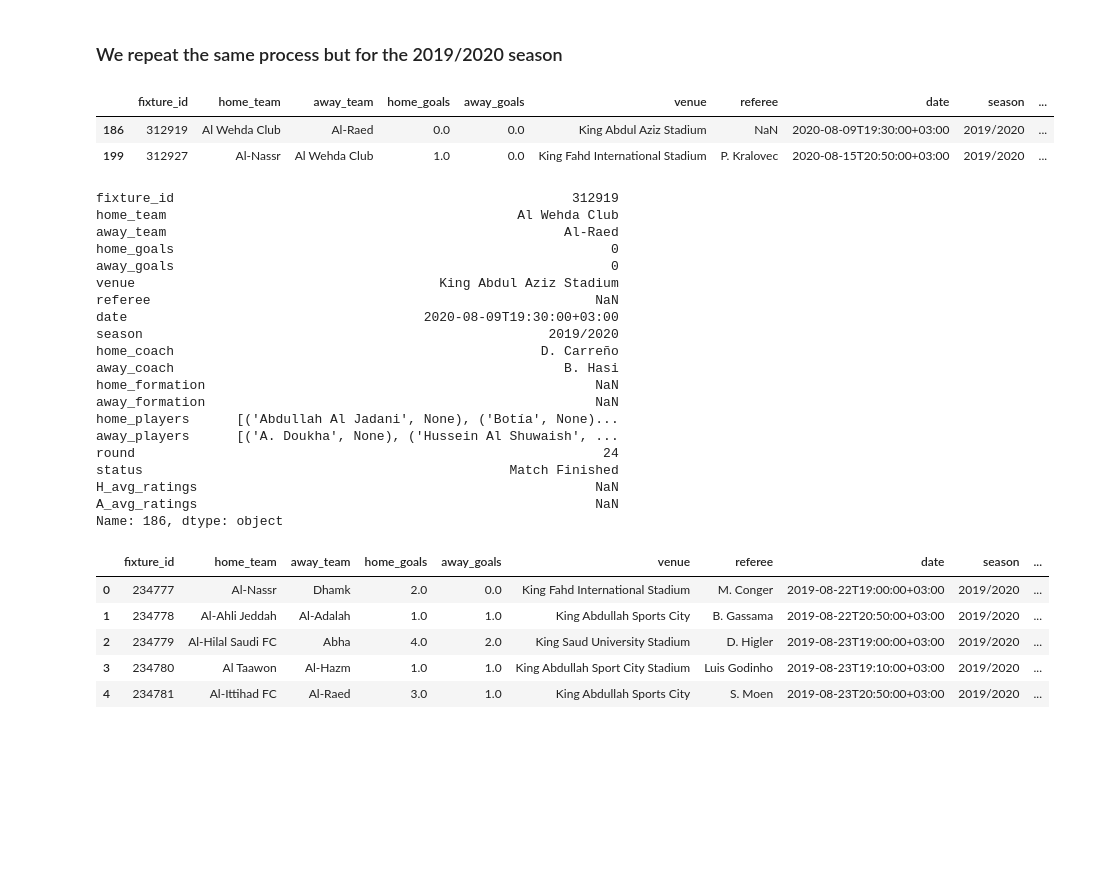
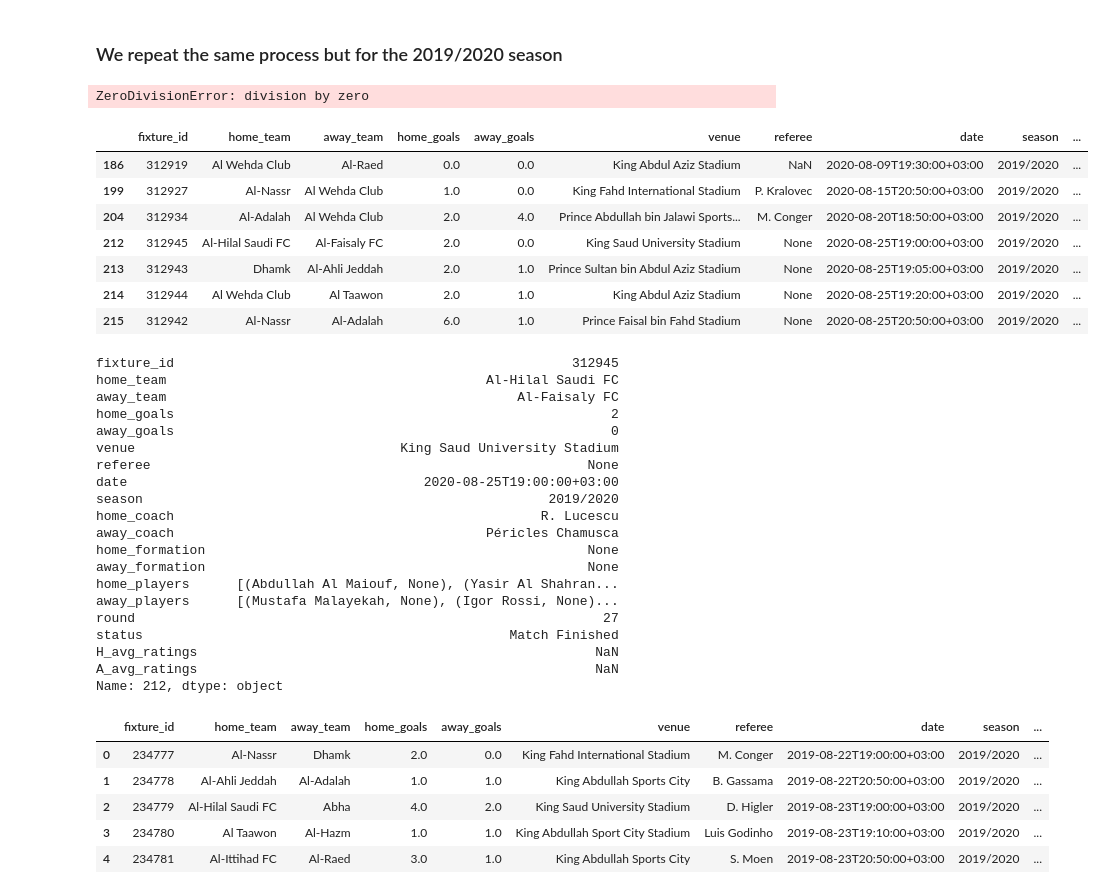
Before and after one commit to Link20222/SaudiLeague, a Jupyter notebook: Data Collection.ipynb, the cells around one changed output. Drawn from its saved outputs; the diff is of its cells as text; code cells hidden in the pictures; blank space fills up the shorter version.

Commit message:
Added all matches that finished since the last time I updated, Turns out there is a lot of matches with missing ratings

```diff
--- a/Data Collection.ipynb
+++ b/Data Collection.ipynb
@@ -13,7 +13,7 @@ my_api_key = "d110139f75msh29b250f2354d68cp1f487ajsn3748c0ad1dca"
 # %%
 season2018 = pd.read_csv("season2018 v5.csv").drop("Unnamed: 0", axis=1)
 # %%
-season2019 = pd.read_csv("season2019 v4.csv").drop("Unnamed: 0", axis=1)
+season2019 = pd.read_csv("season2019 v7.csv").drop("Unnamed: 0", axis=1)
 # %% [markdown]
 season2018 = pd.DataFrame(columns=['fixture_id', 'home_team', 'away_team', 'home_goals', 'away_goals', 'venue', 'referee', 'date', 'season', 'home_coach', 'away_coach',
        'home_formation', 'away_formation', 'home_players', 'away_players',
@@ -587,7 +613,7 @@ len(season2019.loc[season2019["status"] == "Not Started"])
 # Getting the players ratings
 # %%
 #Last stopped is 179
-for i in range(210, 240):
+for i in range(204, 240):
     fixture_id = season2018.loc[i, "fixture_id"]
     home_team = season2018.loc[i, "home_team"]
 
@@ -661,7 +689,7 @@ season2019["H_avg_ratings"] = np.nan
 season2019["A_avg_ratings"] = np.nan
 # %%
 #Last stopped is 203
-for i in range(203, 204):
+for i in range(205, 216):
     fixture_id = season2019.loc[i, "fixture_id"]
     home_team = season2019.loc[i, "home_team"]
 
@@ -700,35 +728,42 @@ for i in range(203, 204):
 
     season2019.loc[i, "H_avg_ratings"] = Hteam_avg_ratings
     season2019.loc[i, "A_avg_ratings"] = Ateam_avg_ratings
+# %% [output]
+ZeroDivisionError: division by zero
 # %%
-season2019.loc[(season2019["H_avg_ratings"].isnull()) & (season2019["status"] == "Match Finished")].head(3)
+season2019.loc[(season2019["H_avg_ratings"].isnull()) & (season2019["status"] == "Match Finished")]
 # %% [output]
 |  | fixture_id | home_team | away_team | home_goals | away_goals | venue | referee | date | season | ... |
 | 186 | 312919 | Al Wehda Club | Al-Raed | 0.0 | 0.0 | King Abdul Aziz Stadium | NaN | 2020-08-09T19:30:00+03:00 | 2019/2020 | ... |
 | 199 | 312927 | Al-Nassr | Al Wehda Club | 1.0 | 0.0 | King Fahd International Stadium | P. Kralovec | 2020-08-15T20:50:00+03:00 | 2019/2020 | ... |
+| 204 | 312934 | Al-Adalah | Al Wehda Club | 2.0 | 4.0 | Prince Abdullah bin Jalawi Sports... | M. Conger | 2020-08-20T18:50:00+03:00 | 2019/2020 | ... |
+| 212 | 312945 | Al-Hilal Saudi FC | Al-Faisaly FC | 2.0 | 0.0 | King Saud University Stadium | None | 2020-08-25T19:00:00+03:00 | 2019/2020 | ... |
+| 213 | 312943 | Dhamk | Al-Ahli Jeddah | 2.0 | 1.0 | Prince Sultan bin Abdul Aziz Stadium | None | 2020-08-25T19:05:00+03:00 | 2019/2020 | ... |
+| 214 | 312944 | Al Wehda Club | Al Taawon | 2.0 | 1.0 | King Abdul Aziz Stadium | None | 2020-08-25T19:20:00+03:00 | 2019/2020 | ... |
+| 215 | 312942 | Al-Nassr | Al-Adalah | 6.0 | 1.0 | Prince Faisal bin Fahd Stadium | None | 2020-08-25T20:50:00+03:00 | 2019/2020 | ... |
 # %%
-season2019.loc[186]
+season2019.loc[212]
 # %% [output]
-fixture_id                                                   312919
-home_team                                             Al Wehda Club
-away_team                                                   Al-Raed
-home_goals                                                        0
+fixture_id                                                   312945
+home_team                                         Al-Hilal Saudi FC
+away_team                                             Al-Faisaly FC
+home_goals                                                        2
 away_goals                                                        0
-venue                                       King Abdul Aziz Stadium
-referee                                                         NaN
-date                                      2020-08-09T19:30:00+03:00
+venue                                  King Saud University Stadium
+referee                                                        None
+date                                      2020-08-25T19:00:00+03:00
 season                                                    2019/2020
-home_coach                                               D. Carreño
-away_coach                                                  B. Hasi
-home_formation                                                  NaN
-away_formation                                                  NaN
-home_players      [('Abdullah Al Jadani', None), ('Botía', None)...
-away_players      [('A. Doukha', None), ('Hussein Al Shuwaish', ...
-round                                                            24
+home_coach                                               R. Lucescu
+away_coach                                        Péricles Chamusca
+home_formation                                                 None
+away_formation                                                 None
+home_players      [(Abdullah Al Maiouf, None), (Yasir Al Shahran...
+away_players      [(Mustafa Malayekah, None), (Igor Rossi, None)...
+round                                                            27
 status                                               Match Finished
 H_avg_ratings                                                   NaN
 A_avg_ratings                                                   NaN
-Name: 186, dtype: object
+Name: 212, dtype: object
 # %%
 season2019.head()
 # %% [output]
```
Also changed, not shown: parts of 9 cells of this notebook, 1 other file.
